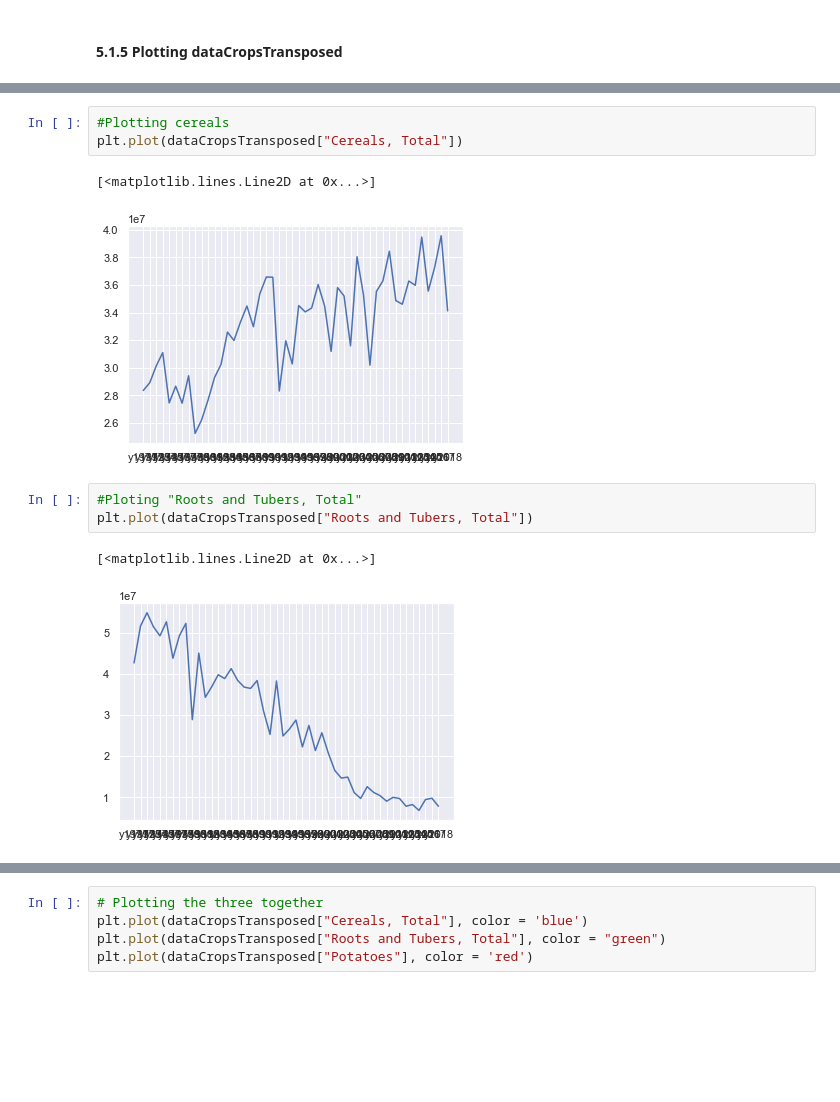
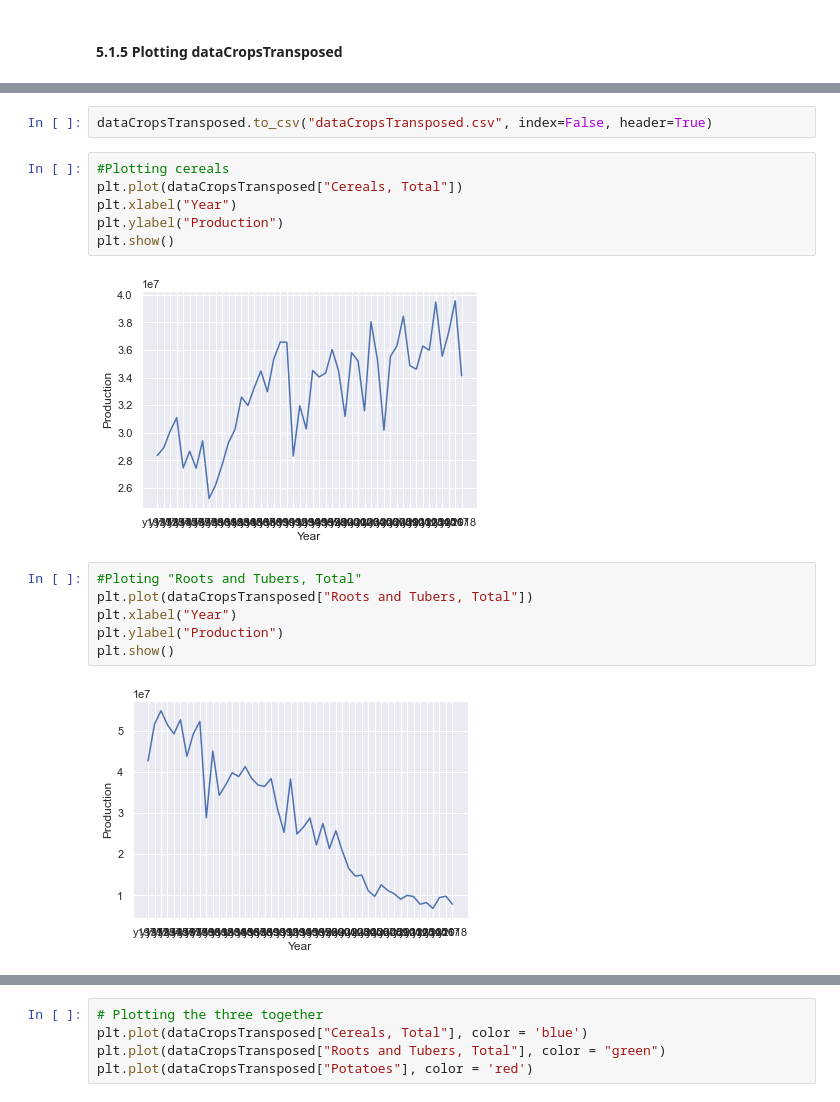
Before and after one commit to Alejandro-github-mx/statistics-projects, a Jupyter notebook: 2022-02-28-statistics-homework-FoodCC-Poland.ipynb, the cells around one changed output, grey strips where cells are left out. Drawn from its saved outputs; the diff is of its cells as text; blank space fills up the shorter version.

```diff
--- a/2022-02-28-statistics-homework-FoodCC-Poland.ipynb
+++ b/2022-02-28-statistics-homework-FoodCC-Poland.ipynb
@@ -349,15 +326,21 @@ Index(['Anise, badian, fennel, coriander', 'Apples', 'Apricots', 'Asparagus',
+# %%
+dataCropsTransposed.to_csv("dataCropsTransposed.csv", index=False, header=True)
 # %%
 #Plotting cereals
 plt.plot(dataCropsTransposed["Cereals, Total"])
+plt.xlabel("Year")
+plt.ylabel("Production")
+plt.show()
 # %% [output]
-[<matplotlib.lines.Line2D at 0x...>]
-[figure, old version]
+[figure, new version]
 # %%
 #Ploting "Roots and Tubers, Total"
 plt.plot(dataCropsTransposed["Roots and Tubers, Total"])
+plt.xlabel("Year")
+plt.ylabel("Production")
+plt.show()
 # %% [output]
-[<matplotlib.lines.Line2D at 0x...>]
-[figure, old version]
+[figure, new version]
 # %%
 #Plotting "Potatoes"
 plt.plot(dataCropsTransposed["Potatoes"])
```
Also changed, not shown: parts of 22 cells of this notebook, 3 other files.
